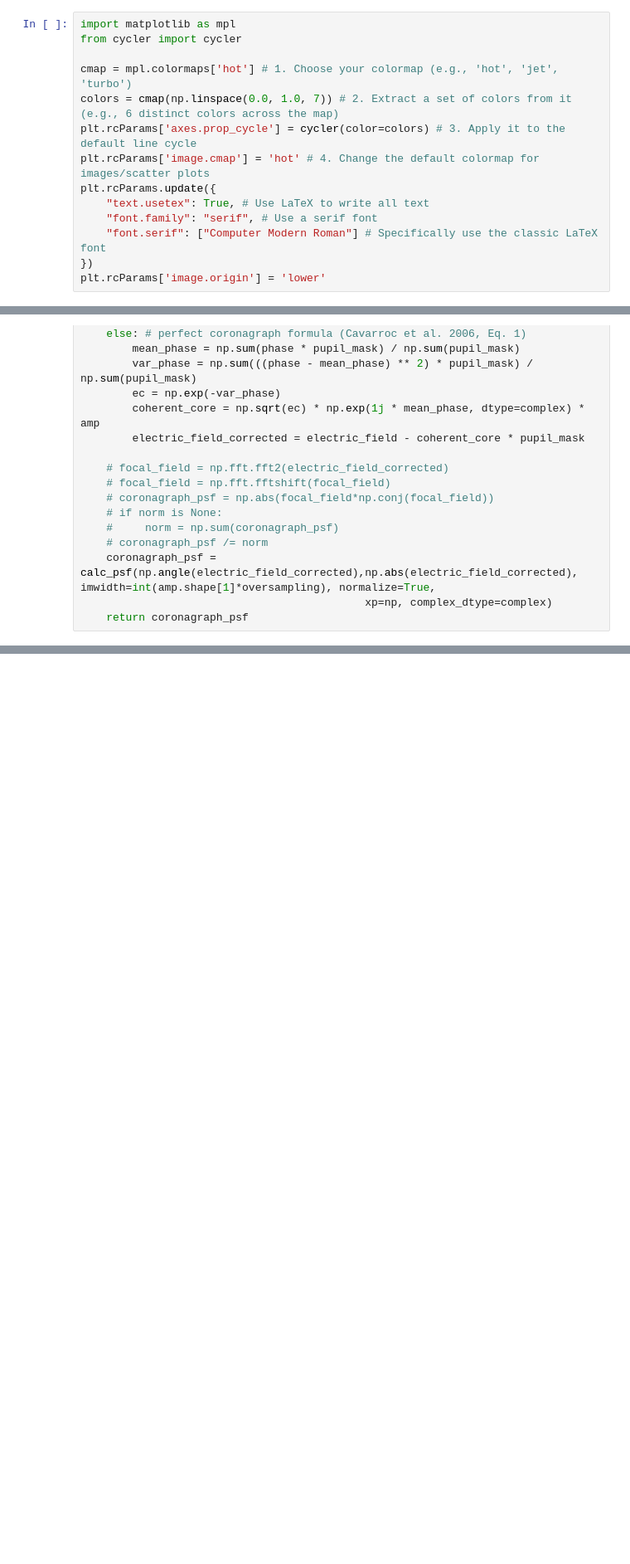
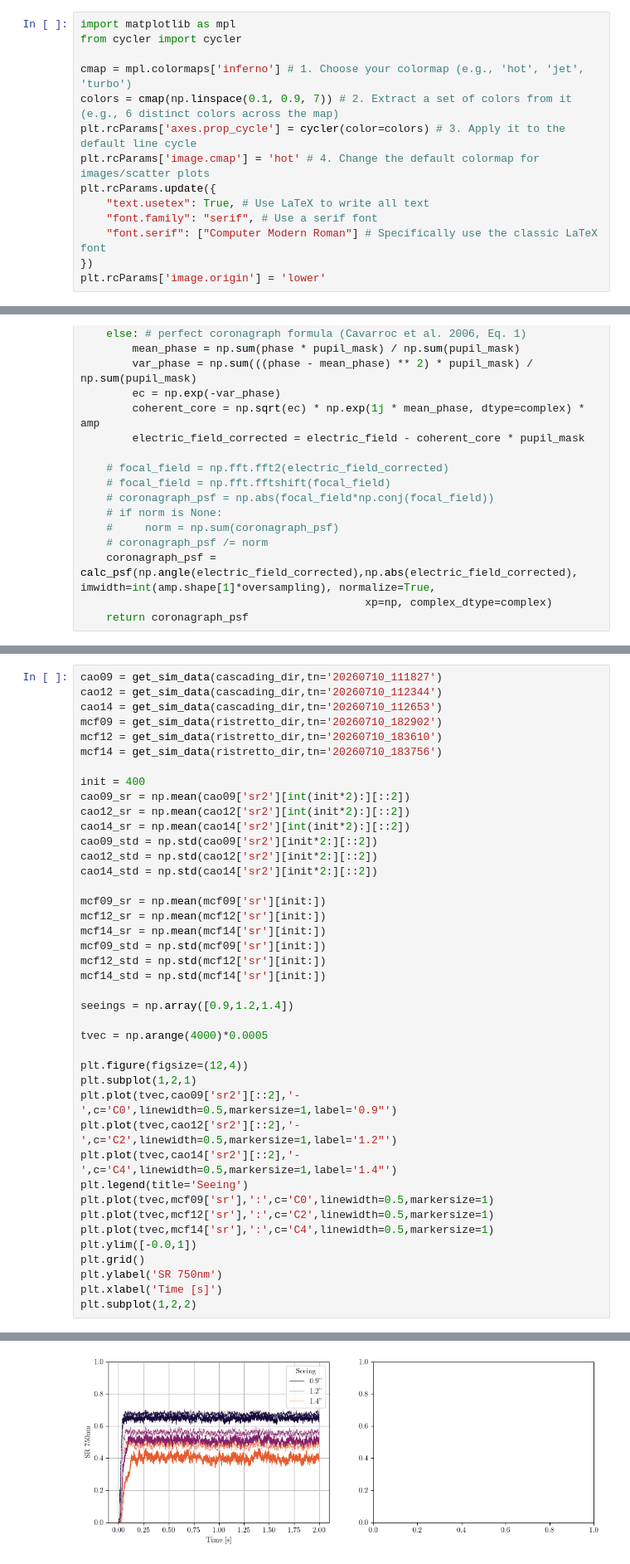
Before and after one commit to Menessao/SPECULA, a Jupyter notebook: config/SensorFusion/paperPlots.ipynb, the cells around one changed output, grey strips where cells are left out. Shown at 83% size. Cells and saved outputs as stored; diff of their text form; blank space fills up the shorter version.

```diff
--- a/config/SensorFusion/paperPlots.ipynb
+++ b/config/SensorFusion/paperPlots.ipynb
@@ -17,8 +17,8 @@ from specula.lib.calc_psf import calc_psf
 import matplotlib as mpl
 from cycler import cycler
 
-cmap = mpl.colormaps['hot'] # 1. Choose your colormap (e.g., 'hot', 'jet', 'turbo')
-colors = cmap(np.linspace(0.0, 1.0, 7)) # 2. Extract a set of colors from it (e.g., 6 distinct colors across the map)
+cmap = mpl.colormaps['inferno'] # 1. Choose your colormap (e.g., 'hot', 'jet', 'turbo')
+colors = cmap(np.linspace(0.1, 0.9, 7)) # 2. Extract a set of colors from it (e.g., 6 distinct colors across the map)
 plt.rcParams['axes.prop_cycle'] = cycler(color=colors) # 3. Apply it to the default line cycle
 plt.rcParams['image.cmap'] = 'hot' # 4. Change the default colormap for images/scatter plots
 plt.rcParams.update({
@@ -225,0 +240,42 @@ KeyError: 'sr1'
+# %%
+cao09 = get_sim_data(cascading_dir,tn='20260710_111827')
+cao12 = get_sim_data(cascading_dir,tn='20260710_112344')
+cao14 = get_sim_data(cascading_dir,tn='20260710_112653')
+mcf09 = get_sim_data(ristretto_dir,tn='20260710_182902')
+mcf12 = get_sim_data(ristretto_dir,tn='20260710_183610')
+mcf14 = get_sim_data(ristretto_dir,tn='20260710_183756')
+
+init = 400
+cao09_sr = np.mean(cao09['sr2'][int(init*2):][::2])
+cao12_sr = np.mean(cao12['sr2'][int(init*2):][::2])
+cao14_sr = np.mean(cao14['sr2'][int(init*2):][::2])
+cao09_std = np.std(cao09['sr2'][init*2:][::2])
+cao12_std = np.std(cao12['sr2'][init*2:][::2])
+cao14_std = np.std(cao14['sr2'][init*2:][::2])
+
+mcf09_sr = np.mean(mcf09['sr'][init:])
+mcf12_sr = np.mean(mcf12['sr'][init:])
+mcf14_sr = np.mean(mcf14['sr'][init:])
+mcf09_std = np.std(mcf09['sr'][init:])
+mcf12_std = np.std(mcf12['sr'][init:])
+mcf14_std = np.std(mcf14['sr'][init:])
+
+seeings = np.array([0.9,1.2,1.4])
+
+tvec = np.arange(4000)*0.0005
+
+plt.figure(figsize=(12,4))
+plt.subplot(1,2,1)
+plt.plot(tvec,cao09['sr2'][::2],'-',c='C0',linewidth=0.5,markersize=1,label='0.9"')
+plt.plot(tvec,cao12['sr2'][::2],'-',c='C2',linewidth=0.5,markersize=1,label='1.2"')
+plt.plot(tvec,cao14['sr2'][::2],'-',c='C4',linewidth=0.5,markersize=1,label='1.4"')
+plt.legend(title='Seeing')
+plt.plot(tvec,mcf09['sr'],':',c='C0',linewidth=0.5,markersize=1)
+plt.plot(tvec,mcf12['sr'],':',c='C2',linewidth=0.5,markersize=1)
+plt.plot(tvec,mcf14['sr'],':',c='C4',linewidth=0.5,markersize=1)
+plt.ylim([-0.0,1])
+plt.grid()
+plt.ylabel('SR 750nm')
+plt.xlabel('Time [s]')
+plt.subplot(1,2,2)
+# %% [output]
@@ -225,0 +300 @@ KeyError: 'sr1'
+[figure, added]
```
Also changed, not shown: parts of 5 cells of this notebook, 2 other files.
